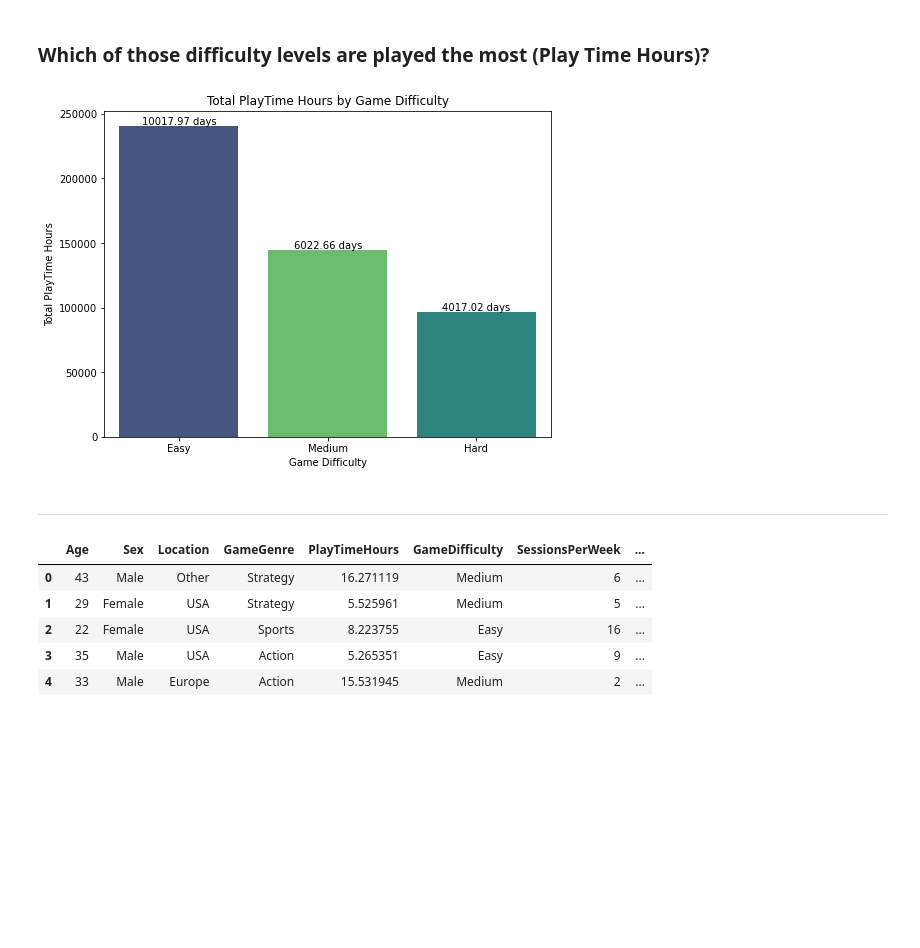
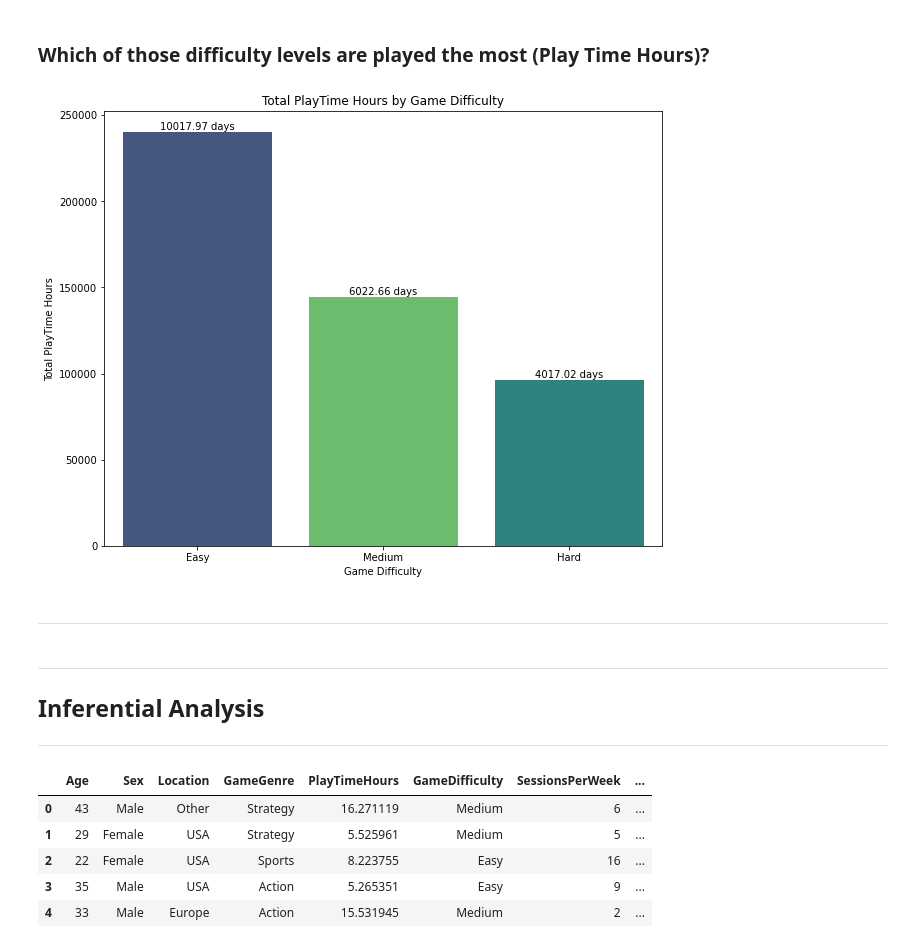
Before and after one commit to dmm4613/online-gaming-behavior-eda, a Jupyter notebook: online-gaming-behavior-eda.ipynb, the cells around one changed output. Cells and saved outputs as stored; diff of their text form; code cells hidden in the pictures; blank space fills up the shorter version.

```diff
--- a/online-gaming-behavior-eda.ipynb
+++ b/online-gaming-behavior-eda.ipynb
@@ -382,34 +429,40 @@ plt.show()
 # %%
 # Calculate total playtime for each difficulty level
 total_playtime = df.groupby('GameDifficulty')['PlayTimeHours'].sum().reset_index()
 
-# Create a bar plot
-plt.figure(figsize=(8, 6))
+# Set plot size
+plt.figure(figsize=(10, 8))
 
 ax = sns.barplot(x='GameDifficulty', y='PlayTimeHours', data=total_playtime, order=['Easy', 'Medium', 'Hard'], hue='GameDifficulty', palette='viridis')
 
 # Annotate each bar with the count value
 for p in ax.patches:
     height = p.get_height()
 
     if height > 0:
         ax.annotate(f'{height / 24:.2f} days',
                 (p.get_x() + p.get_width() / 2, height),
                 ha='center', va='center',
                 xytext=(0, 5),
                 textcoords='offset points')
 
 # Add labels and title
 plt.xlabel('Game Difficulty')
 plt.ylabel('Total PlayTime Hours')
 plt.title('Total PlayTime Hours by Game Difficulty')
 
 # Show the plot
 plt.show()
 # %% [output]
-[figure, old version]
+[figure, new version]
 # %% [markdown]
 ____
+# %% [markdown]
+____
+
+## Inferential Analysis
+
+____
 # %%
 df.head(5)
 # %% [output]
```
Also changed, not shown: parts of 24 cells of this notebook, 2 other files.
